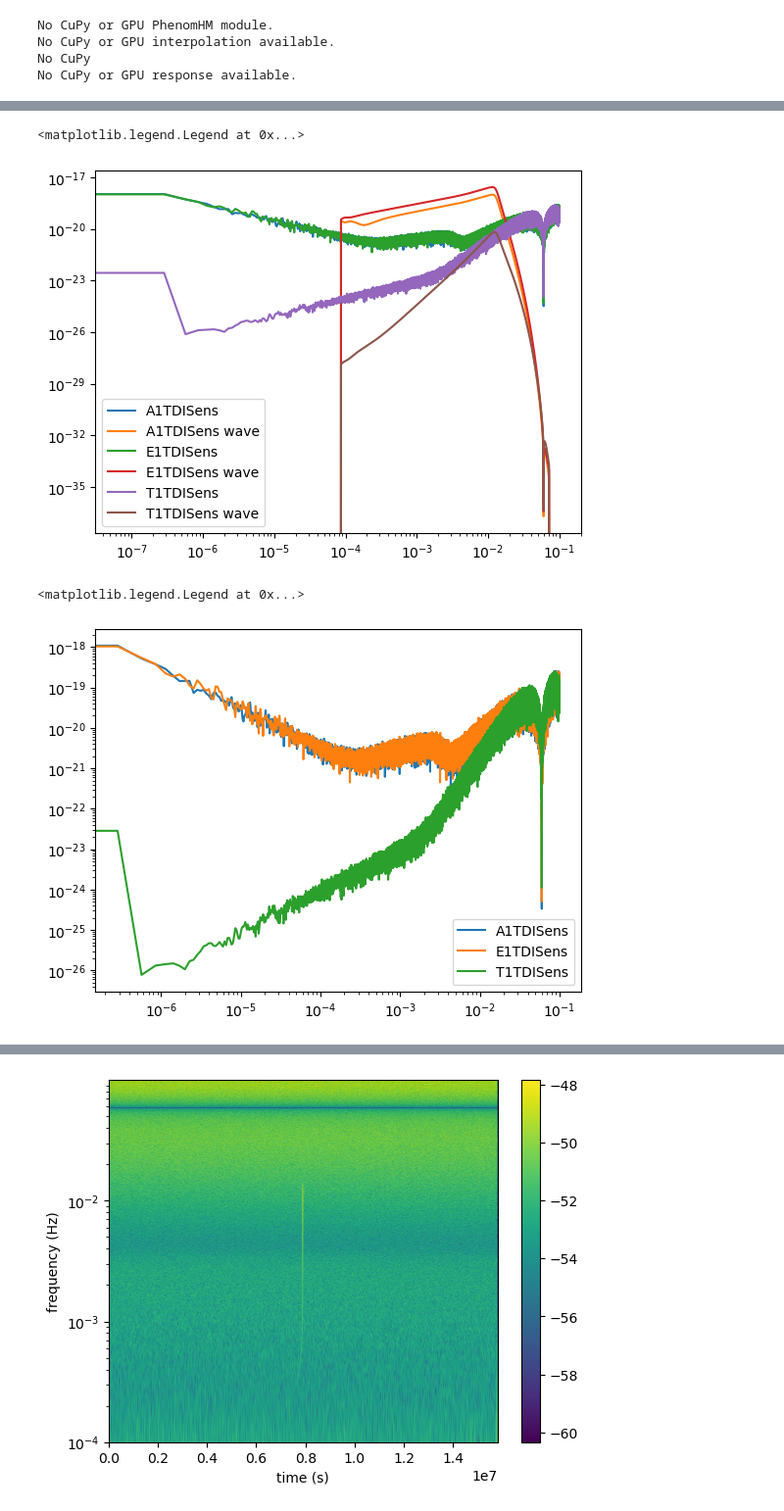
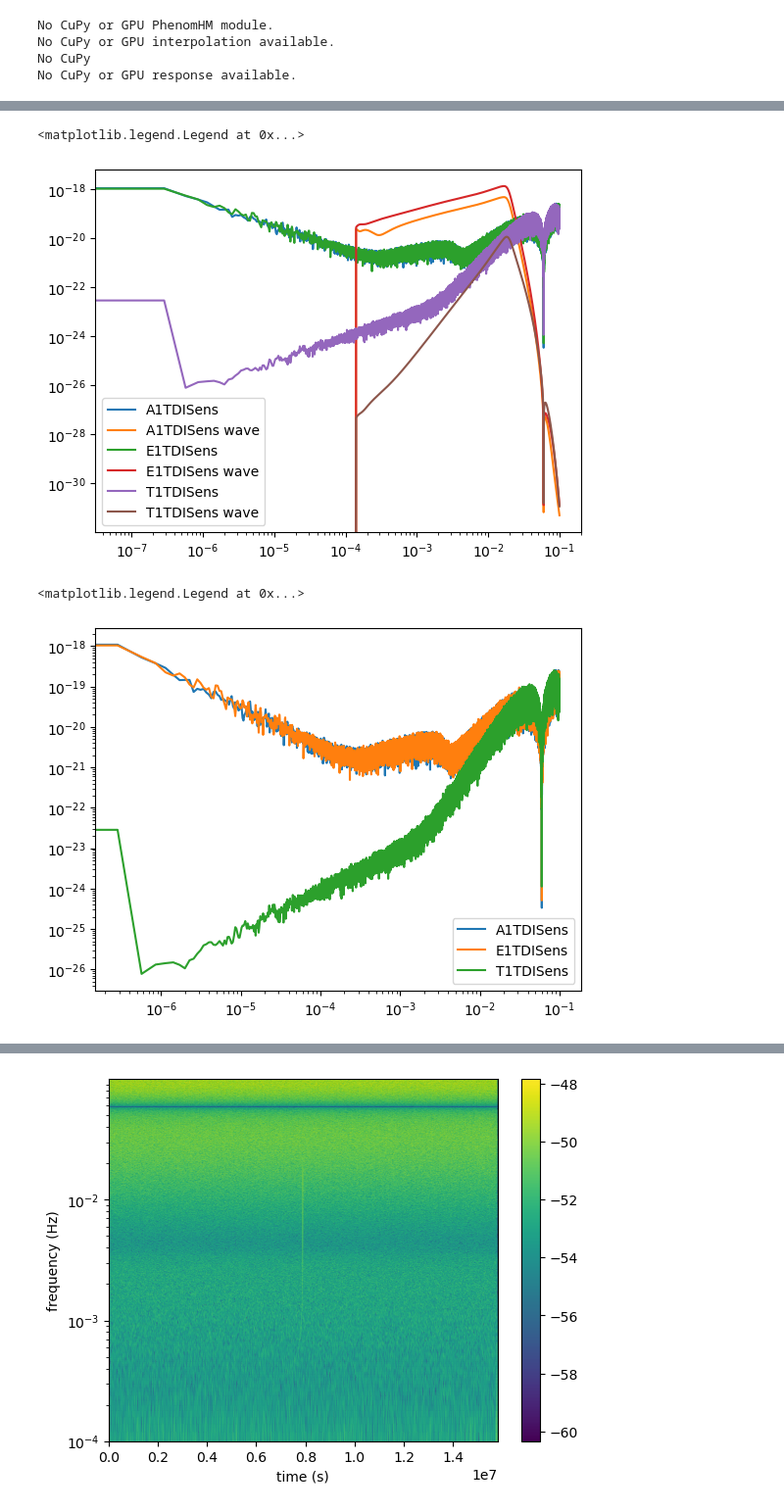
Before and after one commit to manishprasad0/LISA_Master_Thesis, a Jupyter notebook: lisa_data.ipynb, the cells around one changed output, grey strips where cells are left out. Shown: that part at 98% size. Cells and saved outputs as stored; diff of their text form; code cells hidden in the pictures.

```diff
--- a/lisa_data.ipynb
+++ b/lisa_data.ipynb
@@ -51,6 +51,6 @@ sens_kwargs = dict(stochastic_params=(Tobs,))
 plot_labels = ['A1TDISens', 'E1TDISens', 'T1TDISens']
 
 # SensitivityMatrix class gives a model of the LISA instrumental noises, given a frequency array, for every TDI channel in sens_model_array
-sens_mat = SensitivityMatrix(freq, [globals()[label] for label in plot_labels], **sens_kwargs)
+sens_mat = AET1SensitivityMatrix(freq, **sens_kwargs)
 
-noises = noise_generation.generate_noise(N, dt, sens_mat, seed = 42, verification_plot=False, time_domain_plot=False, plot_lables=plot_labels)
+noises = noise_generation.generate_noise(N, dt, sens_mat, seed = 42, verification_plot=True, time_domain_plot=False, plot_lables=plot_labels)
@@ -57,7 +59,7 @@ noises = noise_generation.generate_noise(N, dt, sens_mat, seed = 42, verificatio
 # %%
 wave_gen = BBHWaveformFD(amp_phase_kwargs=dict(run_phenomd=False), use_gpu=False)
 
-m1 = 3e5
+m1 = 8e5
 m2 = 2e5
 # chi1z and chi2z are the dimensionless spins of the two black holes assumed to be aligned with the orbital angular momentum.
 chi1z = 0.5
@@ -66,10 +68,10 @@ dist = 200 * 1e9 * PC_SI
 phi_ref = 0.0
 f_ref = 0.0
 inc = np.pi/3.
-beta = np.pi/4.  # ecliptic latitude
+beta = np.pi/4. # ecliptic latitude
 lam = np.pi/5.  # ecliptic longitude
 psi = np.pi/6.  # polarization angle
-t_ref = Tobs/2# - 60*60*24  # t_ref  (in the SSB reference frame) = merger time.
+t_ref = Tobs/2  #- 60*60*24  # t_ref  (in the SSB reference frame) = merger time.
 
 modes = [(2,2)]#, (2,1), (3,3), (3,2), (4,4), (4,3)]
 
@@ -87,18 +89,18 @@ plt.legend()
 #plt.ylim(1e-24, 1e-17)
 # %% [output]
 <matplotlib.legend.Legend at 0x...>
-[figure, old version]
+[figure, new version]
 # %%
 wave_time_domain = np.fft.irfft(wave_freq_domain, axis=-1)
 wave_time_domain_with_noise = wave_time_domain + noises
-fout_withnoise, pxxout_withnoise = noise_generation.noise_time_to_freq_domain(wave_time_domain_with_noise, dt)
+fout_withnoise, pxxout_withnoise = noise_generation.noise_time_to_freq_domain(wave_time_domain_with_noise, dt, winow_length_denominotor=4.5)
 
 for i, let in enumerate(plot_labels):
     plt.loglog(fout_withnoise[i], np.sqrt(pxxout_withnoise[i]), label=let)
 plt.legend()
 # %% [output]
 <matplotlib.legend.Legend at 0x...>
-[figure, old version]
+[figure, new version]
 # %%
 plt.figure()
 for i in range(len(wave_time_domain)):
```
Also changed, not shown: parts of 11 cells of this notebook, 2 other files.
